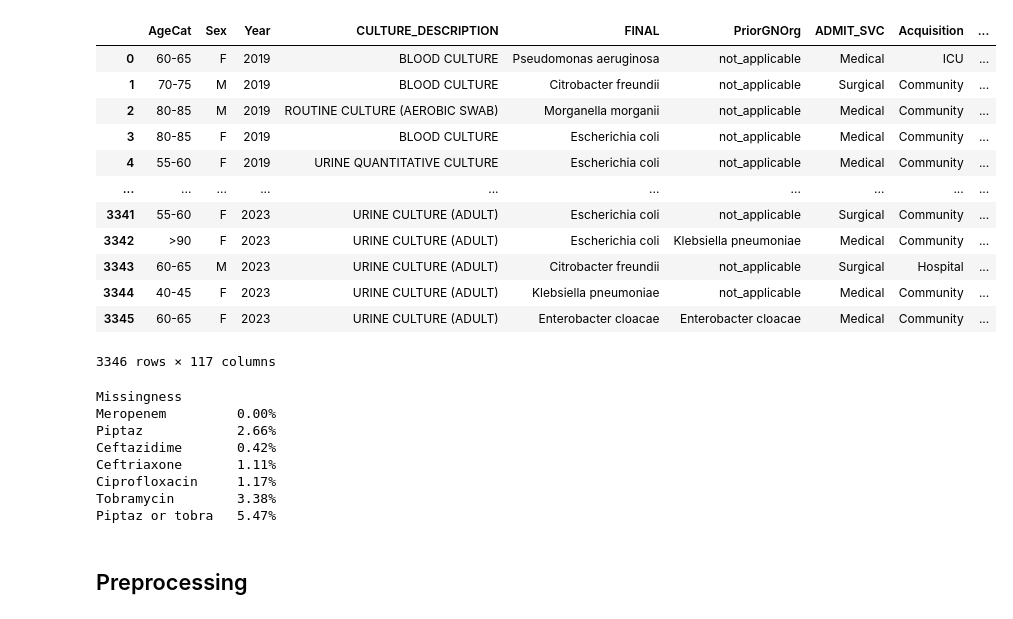
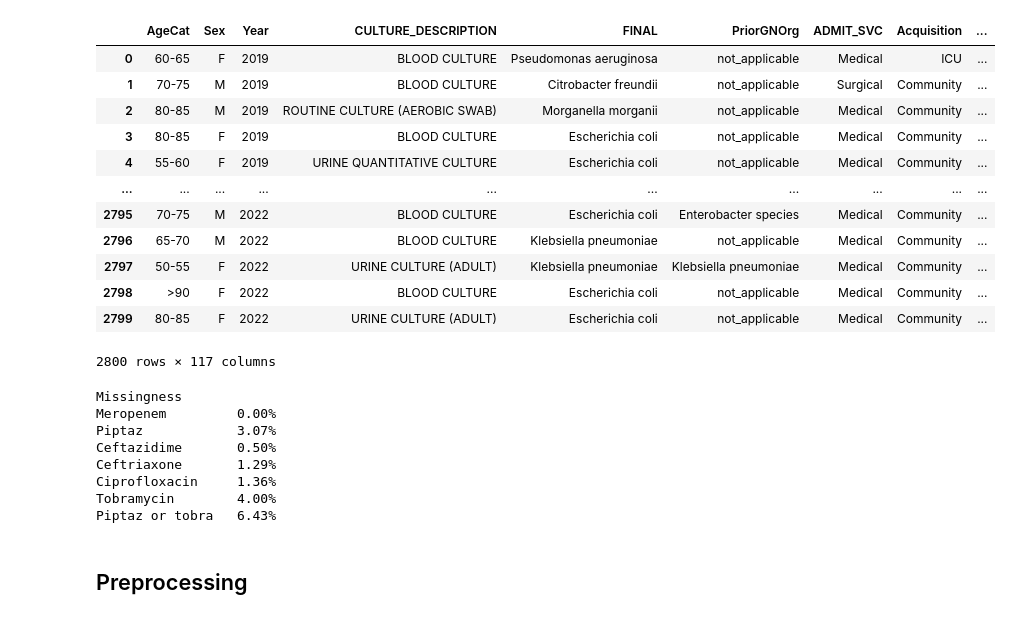
Before and after one commit to A-Garg/antibiotic-susceptibility, a Jupyter notebook: regression_TOH.ipynb, the cells around one changed output. Drawn from its saved outputs; the diff is of its cells as text; code cells hidden in the pictures.

```diff
--- a/regression_TOH.ipynb
+++ b/regression_TOH.ipynb
@@ -28,22 +28,27 @@ pd.set_option('display.float_format', lambda x: '%.2f' % x)
 # %%
 imputation_file = '2024-06-10 AMR_imputation_TOH.xlsx'
 
 data = pd.read_excel(imputation_file)
+
+# Only keep data prior to a change in the micro lab reporting system
+# Blood cultures after ~2022 are dropped
+data = data[:2800]
+
 data
 # %% [output]
 |  | AgeCat | Sex | Year | CULTURE_DESCRIPTION | FINAL | PriorGNOrg | ADMIT_SVC | Acquisition | ... |
 | 0 | 60-65 | F | 2019 | BLOOD CULTURE | Pseudomonas aeruginosa | not_applicable | Medical | ICU | ... |
 | 1 | 70-75 | M | 2019 | BLOOD CULTURE | Citrobacter freundii | not_applicable | Surgical | Community | ... |
 | 2 | 80-85 | M | 2019 | ROUTINE CULTURE (AEROBIC SWAB) | Morganella morganii | not_applicable | Medical | Community | ... |
 | 3 | 80-85 | F | 2019 | BLOOD CULTURE | Escherichia coli | not_applicable | Medical | Community | ... |
 | 4 | 55-60 | F | 2019 | URINE QUANTITATIVE CULTURE | Escherichia coli | not_applicable | Medical | Community | ... |
 | ... | ... | ... | ... | ... | ... | ... | ... | ... | ... |
-| 3341 | 55-60 | F | 2023 | URINE CULTURE (ADULT) | Escherichia coli | not_applicable | Surgical | Community | ... |
-| 3342 | >90 | F | 2023 | URINE CULTURE (ADULT) | Escherichia coli | Klebsiella pneumoniae | Medical | Community | ... |
-| 3343 | 60-65 | M | 2023 | URINE CULTURE (ADULT) | Citrobacter freundii | not_applicable | Surgical | Hospital | ... |
-| 3344 | 40-45 | F | 2023 | URINE CULTURE (ADULT) | Klebsiella pneumoniae | not_applicable | Medical | Community | ... |
-| 3345 | 60-65 | F | 2023 | URINE CULTURE (ADULT) | Enterobacter cloacae | Enterobacter cloacae | Medical | Community | ... |
+| 2795 | 70-75 | M | 2022 | BLOOD CULTURE | Escherichia coli | Enterobacter species | Medical | Community | ... |
+| 2796 | 65-70 | M | 2022 | BLOOD CULTURE | Klebsiella pneumoniae | not_applicable | Medical | Community | ... |
+| 2797 | 50-55 | F | 2022 | URINE CULTURE (ADULT) | Klebsiella pneumoniae | Klebsiella pneumoniae | Medical | Community | ... |
+| 2798 | >90 | F | 2022 | BLOOD CULTURE | Escherichia coli | not_applicable | Medical | Community | ... |
+| 2799 | 80-85 | F | 2022 | URINE CULTURE (ADULT) | Escherichia coli | not_applicable | Medical | Community | ... |
-3346 rows × 117 columns
+2800 rows × 117 columns
 # %%
 # List of output antibiotics
 output_antibiotics = ['Penicillin_FINAL_imp','Amoxiclav_FINAL_imp','Ampicillin_FINAL_imp','Cloxacillin_FINAL_imp','Piptaz_FINAL_imp','Cefazolin_FINAL_imp','Ceftriaxone_FINAL_imp','Ceftazidime_FINAL_imp','Ertapenem_FINAL_imp','Meropenem_FINAL_imp','Ciprofloxacin_FINAL_imp','Levofloxacin_FINAL_imp','Moxifloxacin_FINAL_imp','Daptomycin_FINAL_imp','Vancomycin_FINAL_imp','Linezolid_FINAL_imp','Amikacin_FINAL_imp','Tobramycin_FINAL_imp','Gentamicin_FINAL_imp','Clindamycin_FINAL_imp','Doxycycline_FINAL_imp','Erythromycin_FINAL_imp','TMPSMX_FINAL_imp']
@@ -61,12 +66,12 @@ print('{:<15} {:>6.2f}%'.format('Piptaz or tobra',
 # %% [output]
 Missingness
 Meropenem         0.00%
-Piptaz            2.66%
-Ceftazidime       0.42%
-Ceftriaxone       1.11%
-Ciprofloxacin     1.17%
-Tobramycin        3.38%
-Piptaz or tobra   5.47%
+Piptaz            3.07%
+Ceftazidime       0.50%
+Ceftriaxone       1.29%
+Ciprofloxacin     1.36%
+Tobramycin        4.00%
+Piptaz or tobra   6.43%
 # %% [markdown]
 ## Preprocessing
 # %%
```
Also changed, not shown: parts of 3 cells of this notebook.
